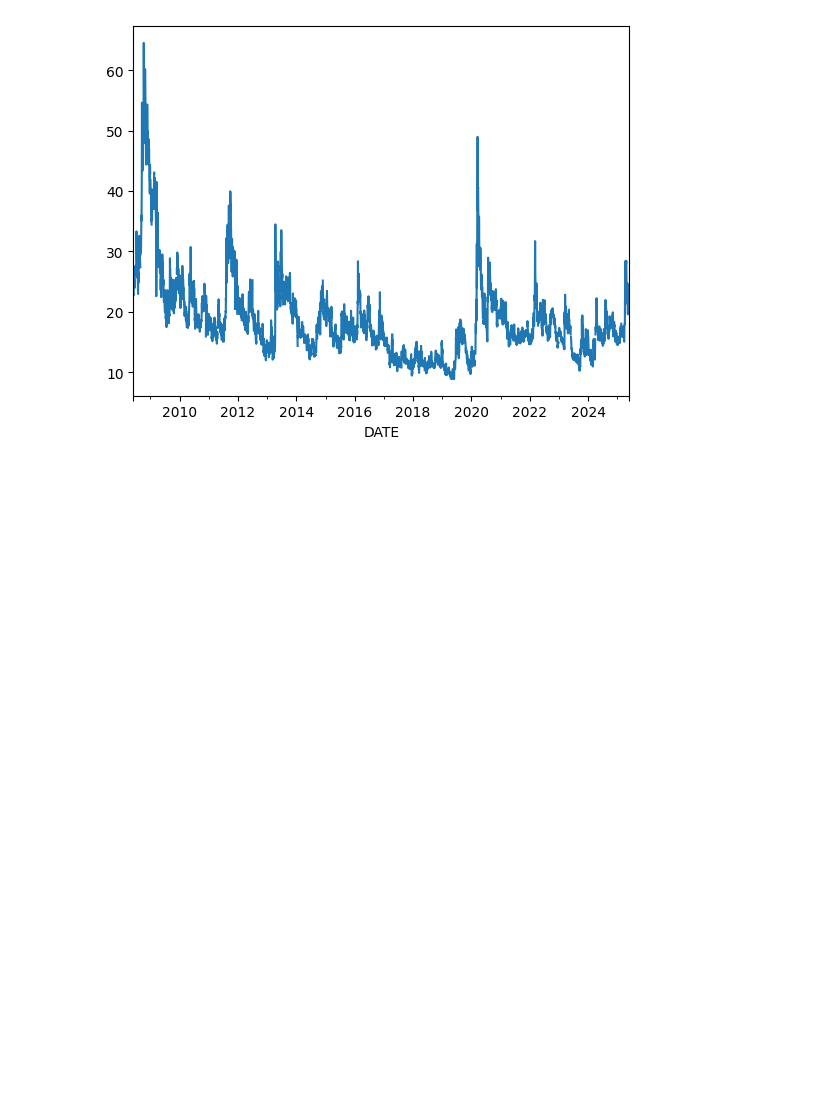
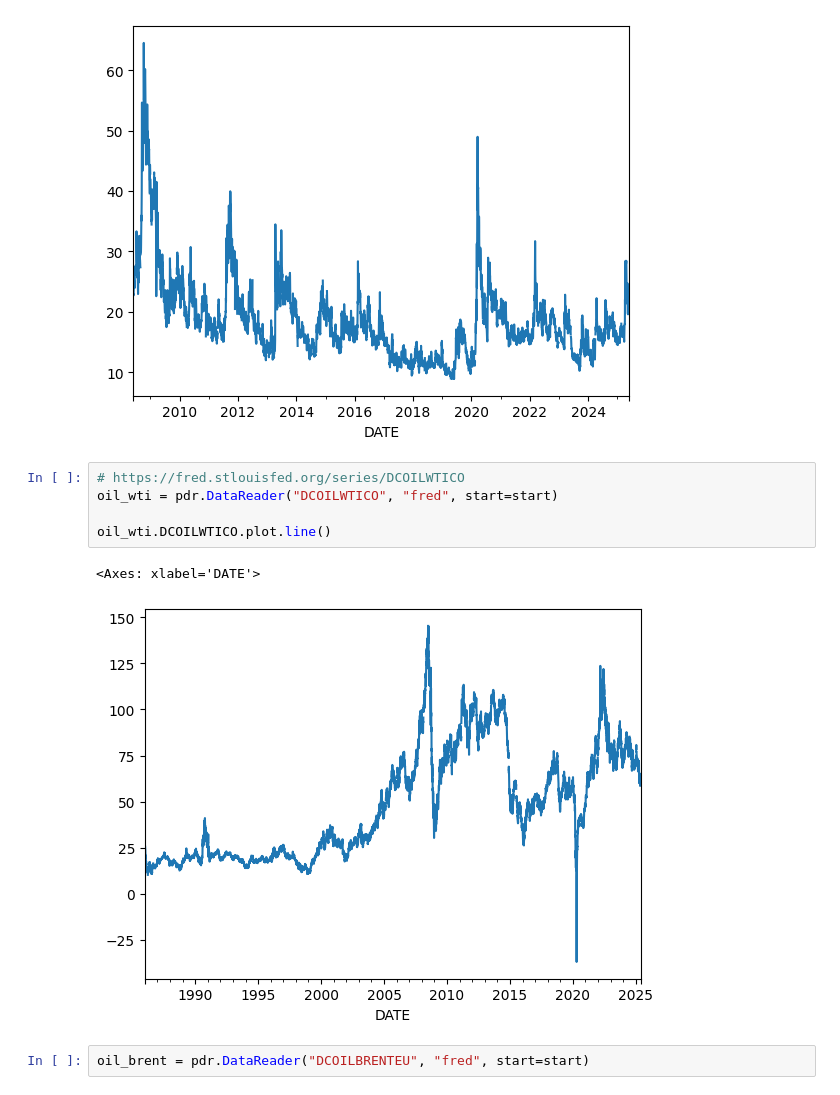
Before and after one commit to nathadriele/stock-markets-analytics-zoomcamp, a Jupyter notebook: 01-intro-and-data-sources/hw-intro.ipynb, the cells around one changed output. Saved outputs shown, nothing was run; the diff lists cells and outputs as text; blank space fills up the shorter version.

Commit message:
oil_brent

```diff
--- a/01-intro-and-data-sources/hw-intro.ipynb
+++ b/01-intro-and-data-sources/hw-intro.ipynb
@@ -484,3 +484,13 @@ gold_volatility.GVZCLS.plot.line()
 # %% [output]
 <Axes: xlabel='DATE'>
 [figure]
+# %%
+# https://fred.stlouisfed.org/series/DCOILWTICO
+oil_wti = pdr.DataReader("DCOILWTICO", "fred", start=start)
+
+oil_wti.DCOILWTICO.plot.line()
+# %% [output]
+<Axes: xlabel='DATE'>
+[figure, added]
+# %%
+oil_brent = pdr.DataReader("DCOILBRENTEU", "fred", start=start)
```
